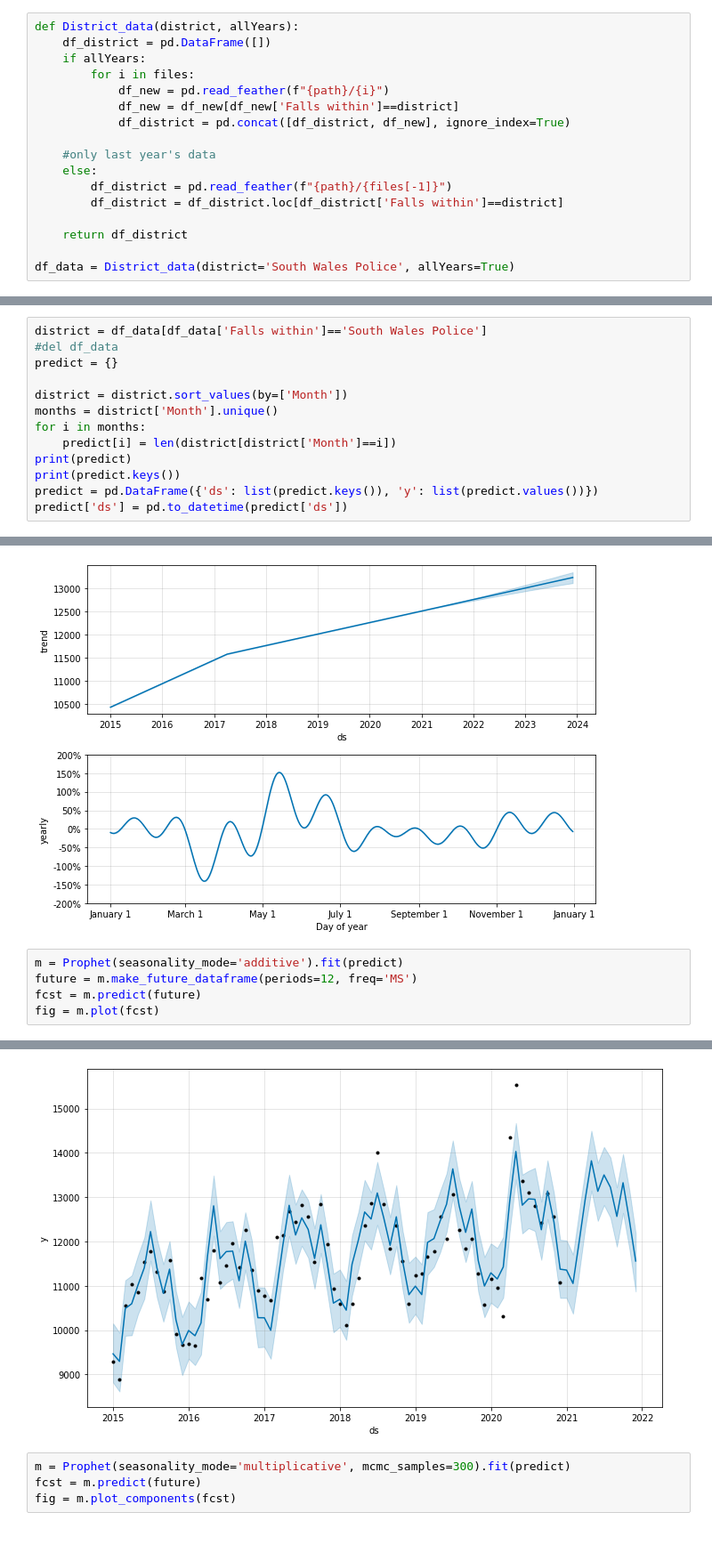
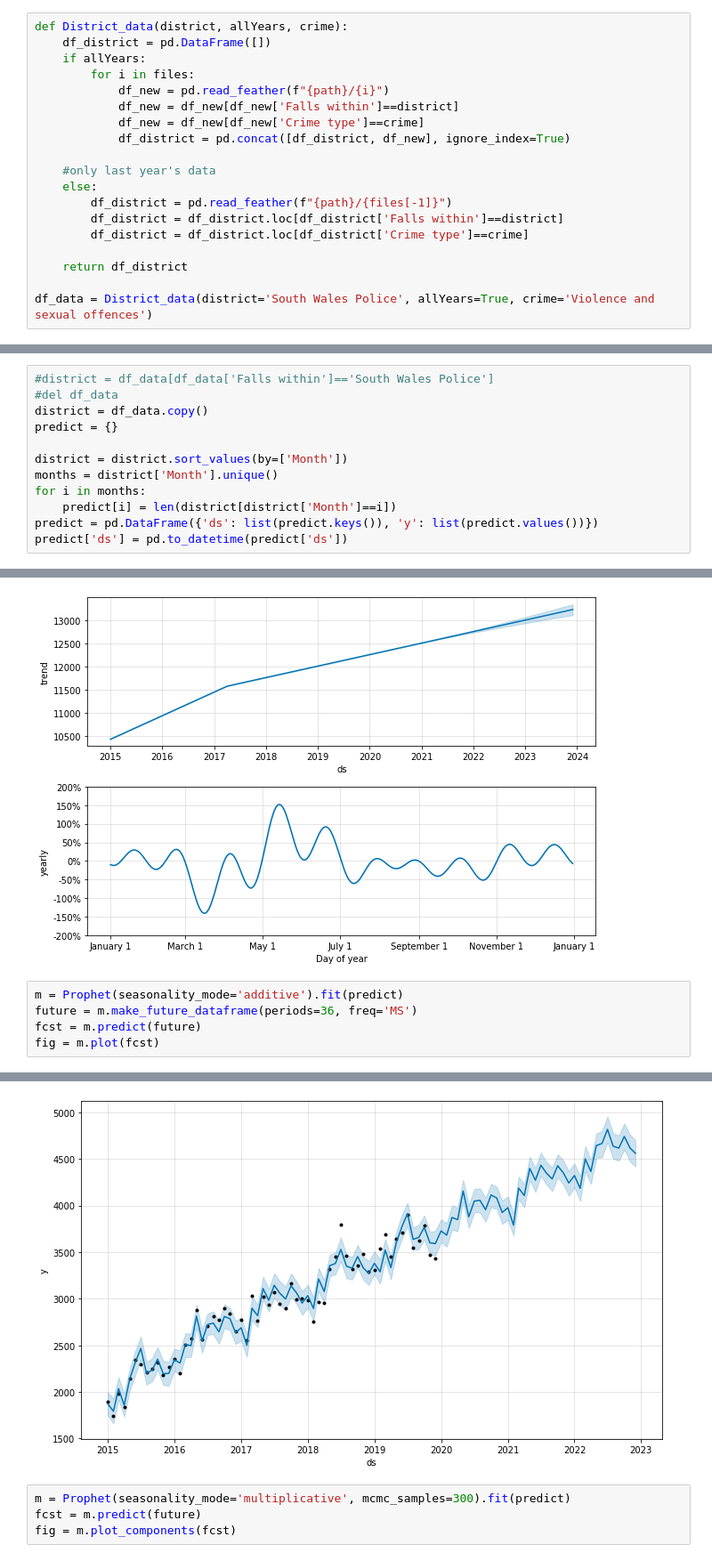
Before and after one commit to Dazai1623818/Datachallenge-2, a Jupyter notebook: Prophet.ipynb, the cells around one changed output, grey strips where cells are left out. Shown: that part at 89% size. Saved outputs shown, nothing was run; the diff lists cells and outputs as text.

Commit message:
function Data_district, allows too choose 1 crime type, will add option later for an array with a set of crimes

```diff
--- a/Prophet.ipynb
+++ b/Prophet.ipynb
@@ -50,22 +50,24 @@ Robbery                           87075
 Possession of weapons             46923
 Name: Crime type, dtype: int64
 # %%
-def District_data(district, allYears):
+def District_data(district, allYears, crime):
     df_district = pd.DataFrame([])
     if allYears:
         for i in files:
             df_new = pd.read_feather(f"{path}/{i}")
             df_new = df_new[df_new['Falls within']==district]
+            df_new = df_new[df_new['Crime type']==crime]
             df_district = pd.concat([df_district, df_new], ignore_index=True)
 
     #only last year's data
     else:
         df_district = pd.read_feather(f"{path}/{files[-1]}")
         df_district = df_district.loc[df_district['Falls within']==district]
+        df_district = df_district.loc[df_district['Crime type']==crime]
 
     return df_district
 
-df_data = District_data(district='South Wales Police', allYears=True)
+df_data = District_data(district='South Wales Police', allYears=True, crime='Violence and sexual offences')
 # %%
 df_data.head(5)
 df_data['Crime type'].value_counts()
@@ -158,16 +147,15 @@ Name: Falls within, dtype: int64
 Name: Month, Length: 72, dtype: int64
 837554.0
 # %%
-district = df_data[df_data['Falls within']=='South Wales Police']
+#district = df_data[df_data['Falls within']=='South Wales Police']
 #del df_data
+district = df_data.copy()
 predict = {}
 
 district = district.sort_values(by=['Month'])
 months = district['Month'].unique()
 for i in months:
     predict[i] = len(district[district['Month']==i])
-print(predict)
-print(predict.keys())
 predict = pd.DataFrame({'ds': list(predict.keys()), 'y': list(predict.values())})
 predict['ds'] = pd.to_datetime(predict['ds'])
 # %% [output]
@@ -189,13 +177,13 @@ m.plot_components(fcst)
 [figure]
 # %%
 m = Prophet(seasonality_mode='additive').fit(predict)
-future = m.make_future_dataframe(periods=12, freq='MS')
+future = m.make_future_dataframe(periods=36, freq='MS')
 fcst = m.predict(future)
 fig = m.plot(fcst)
 # %% [output]
 INFO:prophet:Disabling weekly seasonality. Run prophet with weekly_seasonality=True to override this.
 INFO:prophet:Disabling daily seasonality. Run prophet with daily_seasonality=True to override this.
-[figure, old version]
+[figure, new version]
 # %%
 m = Prophet(seasonality_mode='multiplicative', mcmc_samples=300).fit(predict)
 fcst = m.predict(future)
```
Also changed, not shown: parts of 4 cells of this notebook.
